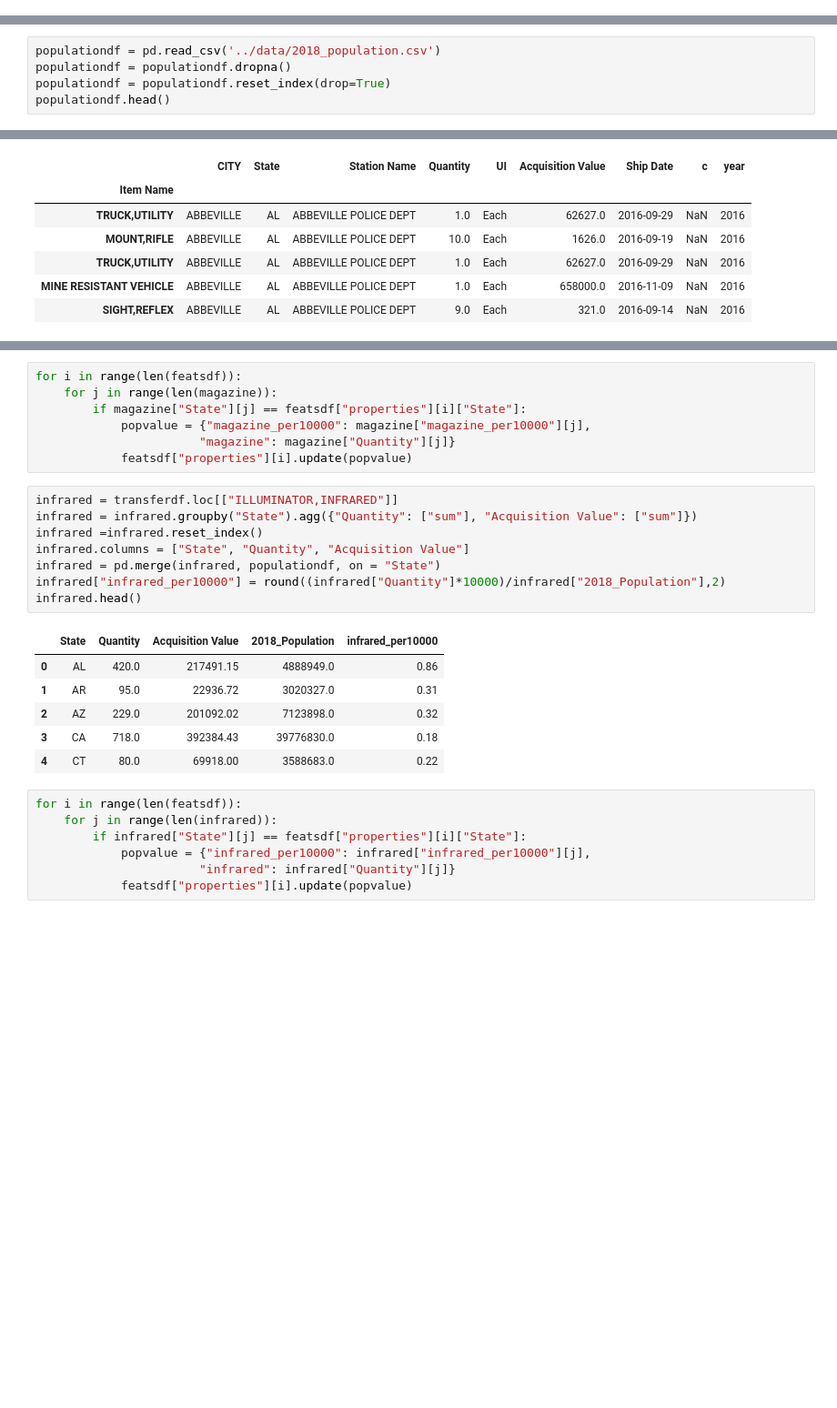
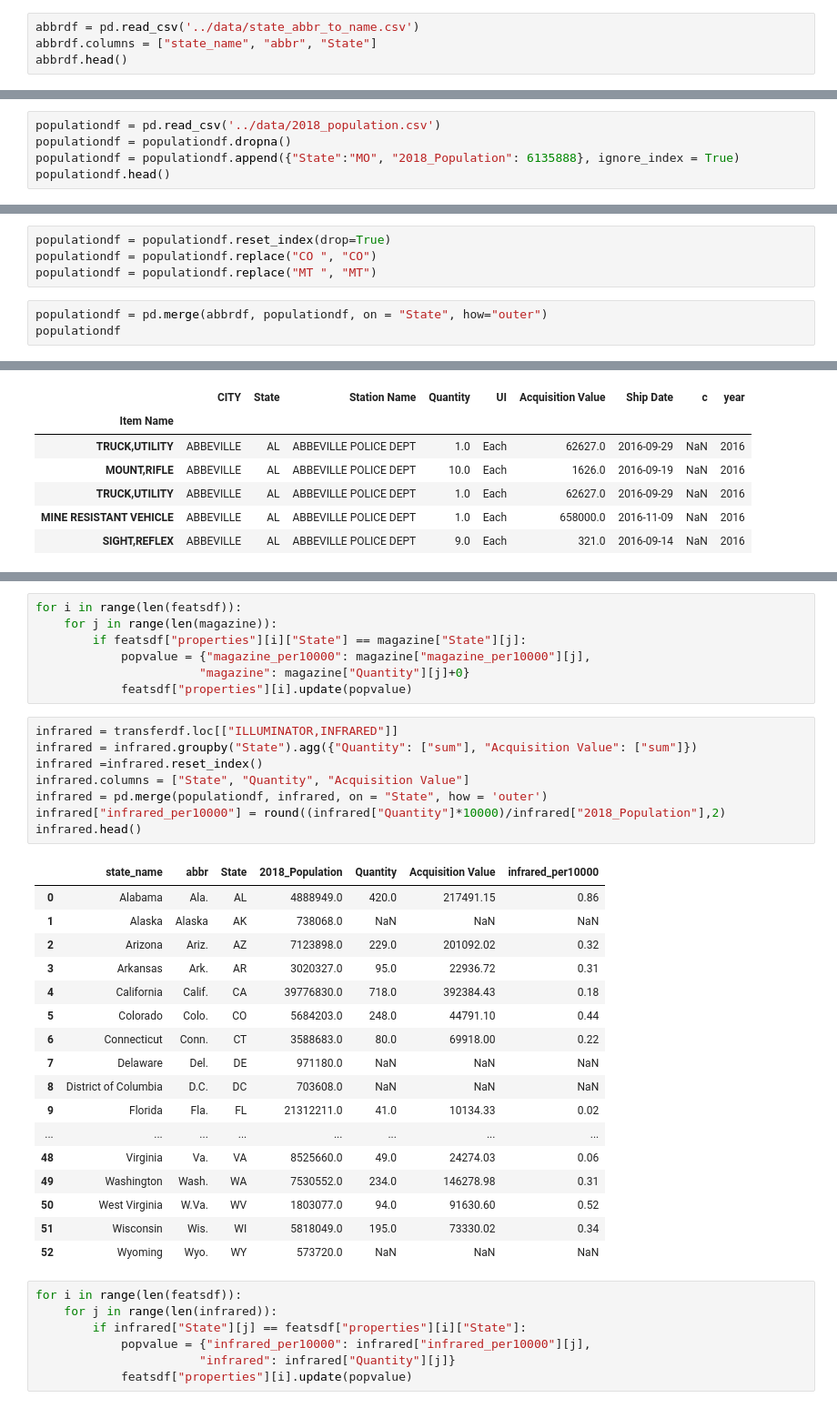
Before and after one commit to heyannag/Project_2_TLLDL, a Jupyter notebook: maps/converttogeojson.ipynb, the cells around one changed output, grey strips where cells are left out. Shown at 91% size. Cells and saved outputs as stored; diff of their text form; blank space fills up the shorter version.

```diff
--- a/maps/converttogeojson.ipynb
+++ b/maps/converttogeojson.ipynb
@@ -56,3 +56,7 @@ geodata = {"type":"FeatureCollection","features":[
     {"type":"Feature","id":"56","properties":{"name":"Wyoming","density":5.851},"geometry":{"type":"Polygon","coordinates":[[[-109.080842,45.002073],[-105.91517,45.002073],[-104.058488,44.996596],[-104.053011,43.002989],[-104.053011,41.003906],[-105.728954,40.998429],[-107.919731,41.003906],[-109.04798,40.998429],[-111.047063,40.998429],[-111.047063,42.000709],[-111.047063,44.476286],[-111.05254,45.002073],[-109.080842,45.002073]]]}},
     {"type":"Feature","id":"72","properties":{"name":"Puerto Rico","density":1082 },"geometry":{"type":"Polygon","coordinates":[[[-66.448338,17.984326],[-66.771478,18.006234],[-66.924832,17.929556],[-66.985078,17.973372],[-67.209633,17.956941],[-67.154863,18.19245],[-67.269879,18.362235],[-67.094617,18.515589],[-66.957694,18.488204],[-66.409999,18.488204],[-65.840398,18.433435],[-65.632274,18.367712],[-65.626797,18.203403],[-65.730859,18.186973],[-65.834921,18.017187],[-66.234737,17.929556],[-66.448338,17.984326]]]}}
     ]};
+# %%
+abbrdf = pd.read_csv('../data/state_abbr_to_name.csv')
+abbrdf.columns = ["state_name", "abbr", "State"]
+abbrdf.head()
@@ -59,7 +70,7 @@ geodata = {"type":"FeatureCollection","features":[
 # %%
 populationdf = pd.read_csv('../data/2018_population.csv')
 populationdf = populationdf.dropna()
-populationdf = populationdf.reset_index(drop=True)
+populationdf = populationdf.append({"State":"MO", "2018_Population": 6135888}, ignore_index = True)
 populationdf.head()
 # %% [output]
 |  | State | 2018_Population |
@@ -68,3 +79,10 @@ populationdf.head()
 | 2 | FL | 21312211.0 |
 | 3 | NY | 19862512.0 |
 | 4 | PA | 12823989.0 |
+# %%
+populationdf = populationdf.reset_index(drop=True)
+populationdf = populationdf.replace("CO ", "CO")
+populationdf = populationdf.replace("MT ", "MT")
+# %%
+populationdf = pd.merge(abbrdf, populationdf, on = "State", how="outer")
+populationdf
@@ -244,25 +329,36 @@ magazine.head()
 # %%
 for i in range(len(featsdf)):
     for j in range(len(magazine)):
-        if magazine["State"][j] == featsdf["properties"][i]["State"]:
+        if featsdf["properties"][i]["State"] == magazine["State"][j]:
             popvalue = {"magazine_per10000": magazine["magazine_per10000"][j],
-                       "magazine": magazine["Quantity"][j]}
+                       "magazine": magazine["Quantity"][j]+0}
             featsdf["properties"][i].update(popvalue)
 # %%
 infrared = transferdf.loc[["ILLUMINATOR,INFRARED"]]
 infrared = infrared.groupby("State").agg({"Quantity": ["sum"], "Acquisition Value": ["sum"]})
 infrared =infrared.reset_index()
 infrared.columns = ["State", "Quantity", "Acquisition Value"]
-infrared = pd.merge(infrared, populationdf, on = "State")
+infrared = pd.merge(populationdf, infrared, on = "State", how = 'outer')
 infrared["infrared_per10000"] = round((infrared["Quantity"]*10000)/infrared["2018_Population"],2)
 infrared.head()
 # %% [output]
-|  | State | Quantity | Acquisition Value | 2018_Population | infrared_per10000 |
-| 0 | AL | 420.0 | 217491.15 | 4888949.0 | 0.86 |
-| 1 | AR | 95.0 | 22936.72 | 3020327.0 | 0.31 |
-| 2 | AZ | 229.0 | 201092.02 | 7123898.0 | 0.32 |
-| 3 | CA | 718.0 | 392384.43 | 39776830.0 | 0.18 |
-| 4 | CT | 80.0 | 69918.00 | 3588683.0 | 0.22 |
+|  | state_name | abbr | State | 2018_Population | Quantity | Acquisition Value | infrared_per10000 |
+| 0 | Alabama | Ala. | AL | 4888949.0 | 420.0 | 217491.15 | 0.86 |
+| 1 | Alaska | Alaska | AK | 738068.0 | NaN | NaN | NaN |
+| 2 | Arizona | Ariz. | AZ | 7123898.0 | 229.0 | 201092.02 | 0.32 |
+| 3 | Arkansas | Ark. | AR | 3020327.0 | 95.0 | 22936.72 | 0.31 |
+| 4 | California | Calif. | CA | 39776830.0 | 718.0 | 392384.43 | 0.18 |
+| 5 | Colorado | Colo. | CO | 5684203.0 | 248.0 | 44791.10 | 0.44 |
+| 6 | Connecticut | Conn. | CT | 3588683.0 | 80.0 | 69918.00 | 0.22 |
+| 7 | Delaware | Del. | DE | 971180.0 | NaN | NaN | NaN |
+| 8 | District of Columbia | D.C. | DC | 703608.0 | NaN | NaN | NaN |
+| 9 | Florida | Fla. | FL | 21312211.0 | 41.0 | 10134.33 | 0.02 |
+| ... | ... | ... | ... | ... | ... | ... | ... |
+| 48 | Virginia | Va. | VA | 8525660.0 | 49.0 | 24274.03 | 0.06 |
+| 49 | Washington | Wash. | WA | 7530552.0 | 234.0 | 146278.98 | 0.31 |
+| 50 | West Virginia | W.Va. | WV | 1803077.0 | 94.0 | 91630.60 | 0.52 |
+| 51 | Wisconsin | Wis. | WI | 5818049.0 | 195.0 | 73330.02 | 0.34 |
+| 52 | Wyoming | Wyo. | WY | 573720.0 | NaN | NaN | NaN |
 # %%
 for i in range(len(featsdf)):
     for j in range(len(infrared)):
```
Also changed, not shown: parts of 16 cells of this notebook, 10 other files.
